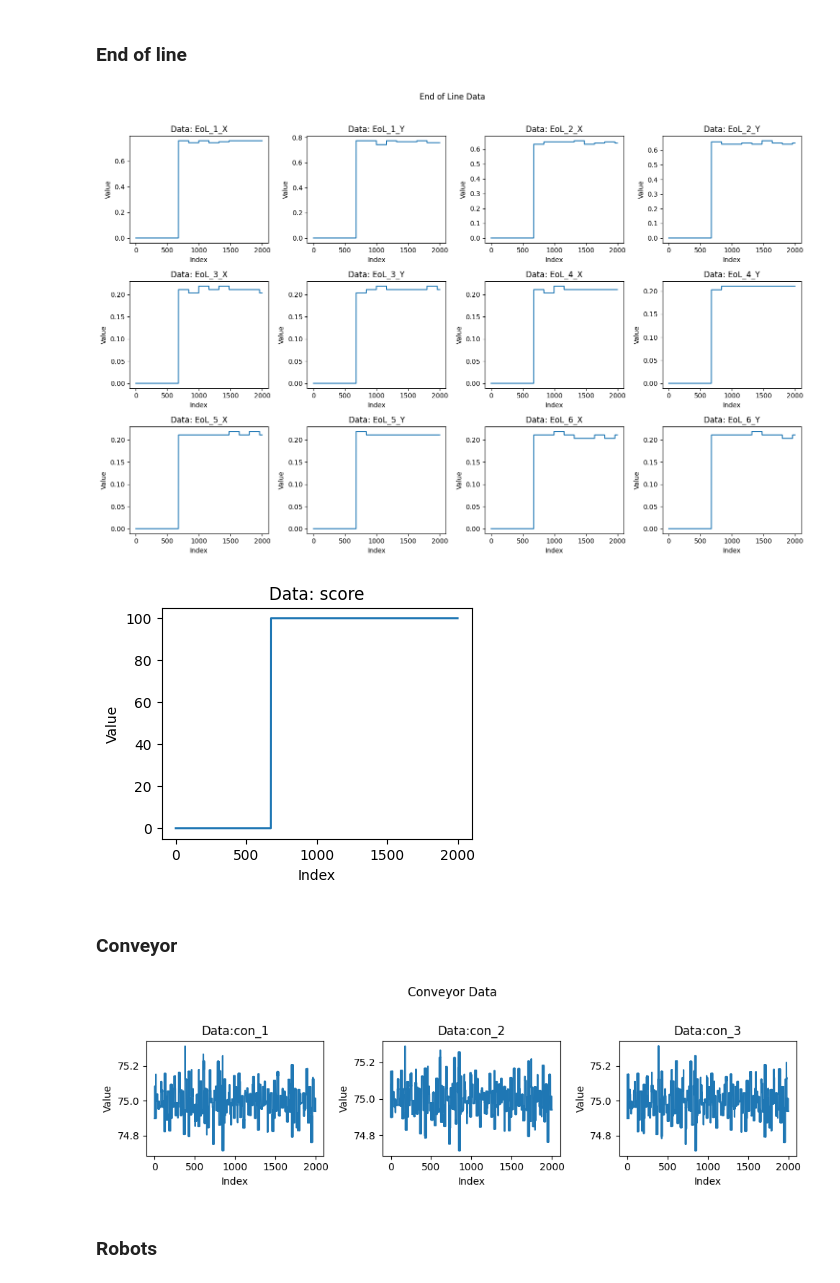
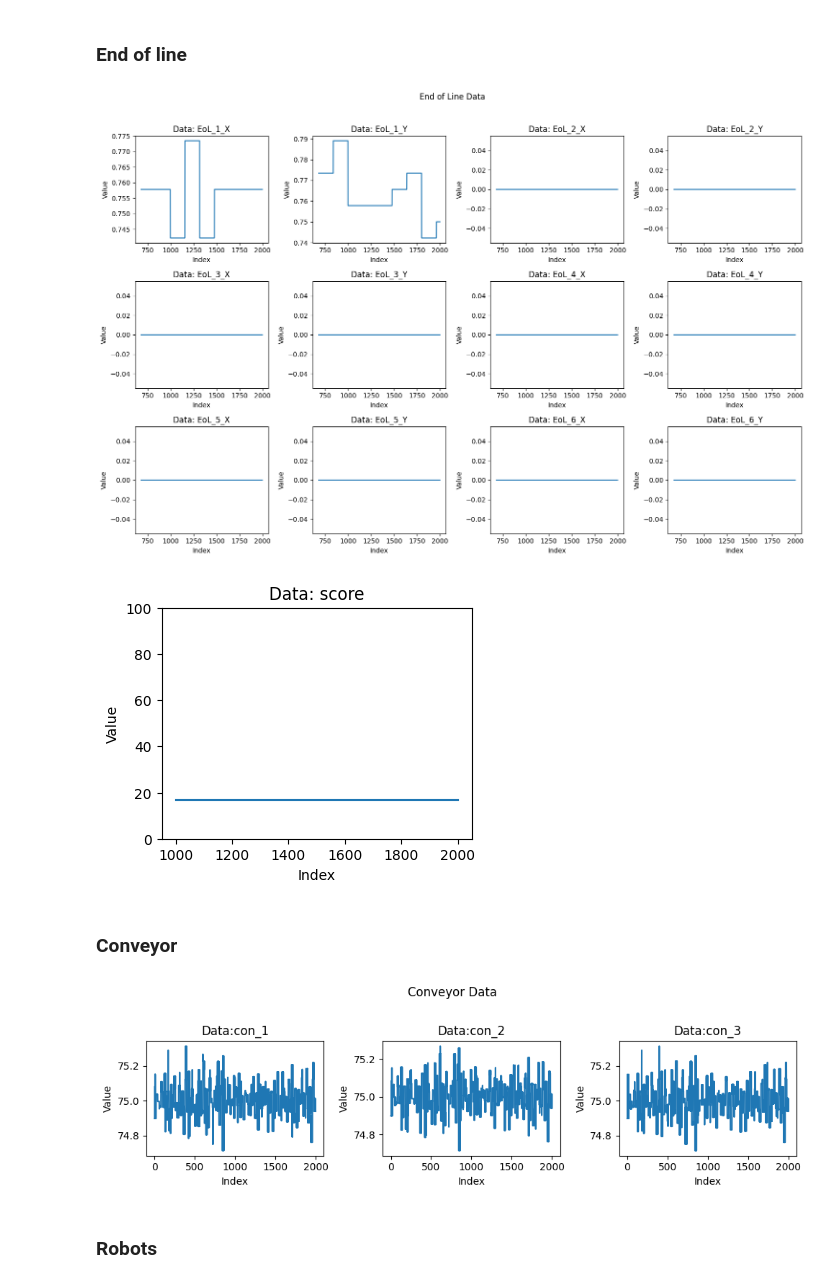
Before and after one commit to brjo0501/Master-Thesis_Code, a Jupyter notebook: Read Files.ipynb, the cells around one changed output. Drawn from its saved outputs; the diff is of its cells as text; code cells hidden in the pictures.

```diff
--- a/Read Files.ipynb
+++ b/Read Files.ipynb
@@ -24,10 +24,10 @@ all_items = os.listdir(directory_path)
 for item in all_items:
     folder_path = os.path.join(directory_path, item)
     if os.path.isdir(folder_path):
-        print(f"\nFolder: {item}")
-
-        folder_contents = os.listdir(folder_path)
-        for file in folder_contents:
-            file_path = os.path.join(folder_path, file)
-            print(f"    -> {file}")
+        if item[:7] != 'Results':
+            print(f"\nFolder: {item}")
+            folder_contents = os.listdir(folder_path)
+            for file in folder_contents:
+                file_path = os.path.join(folder_path, file)
+                print(f"    -> {file}")
 # %% [output]
@@ -110,24 +116,25 @@ cam_nodes = ['cam_1_X', 'cam_2_X', 'cam_3_X',
 # %%
 normal_data_df = pd.read_csv(file_selected)
 
 normal_data_df.head()
 
 EoL_data_df = normal_data_df[EoL_nodes]
 
 fig, axes = plt.subplots(3,4, figsize=(15, 10))
 fig.suptitle('End of Line Data')
 
 for i, ax in enumerate(axes.flatten()):
     column =  EoL_data_df.columns[i]
-    ax.plot(EoL_data_df[column])
+    ax.plot(EoL_data_df[column][678:])
     ax.set_title(f'Data: {column}')
     ax.set_xlabel('Index')
     ax.set_ylabel('Value')
+    ax.autoscale()
 
 plt.tight_layout(rect=[0, 0, 1, 0.96])
 plt.show()
 # %% [output]
-[figure, old version]
+[figure, new version]
 # %%
 normal_data_df = pd.read_csv(file_selected)
 
@@ -136,14 +143,15 @@ normal_data_df.head()
 score_data_df = normal_data_df['score']
 
 fig, axes = plt.subplots(1,1, figsize=(4, 3))
-axes.plot(score_data_df)
+axes.plot(score_data_df[1000:])
 axes.set_title(f'Data: score')
 axes.set_xlabel('Index')
 axes.set_ylabel('Value')
+axes.set_ylim([0,100])
 
 plt.show()
 # %% [output]
-[figure, old version]
+[figure, new version]
 # %% [markdown]
 ### Conveyor
 # %%
@@ -162,11 +170,13 @@ for i, ax in enumerate(axes.flatten()):
     ax.set_title(f'Data:{column}')
     ax.set_xlabel('Index')
     ax.set_ylabel('Value')
+    ax.autoscale()
+
 
 plt.tight_layout(rect=[0, 0, 1, 0.96])
 plt.show()
 # %% [output]
-[figure, old version]
+[figure, new version]
 # %% [markdown]
 ### Robots
 # %%
```
Also changed, not shown: parts of 15 cells of this notebook, 46 other files.
